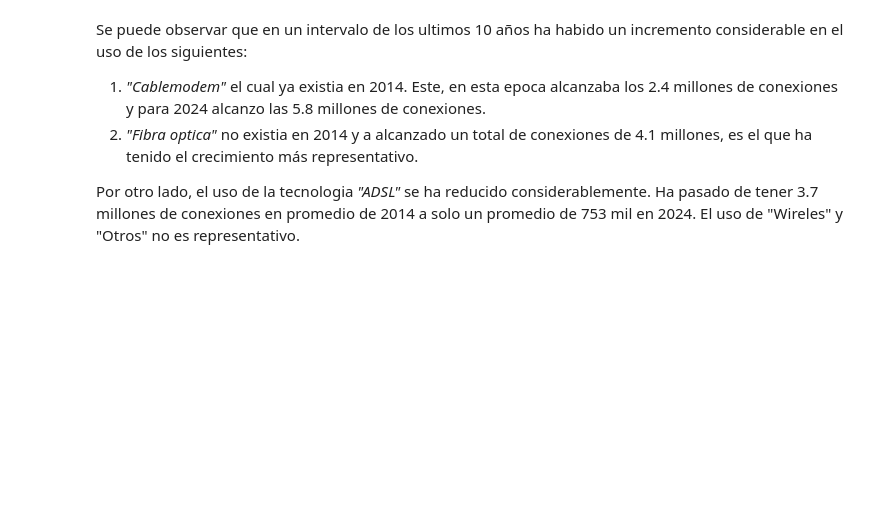
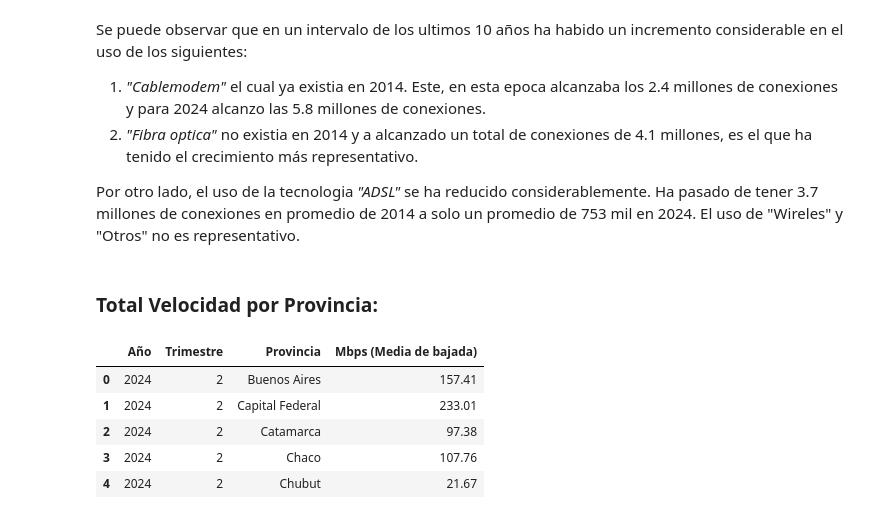
Before and after one commit to Anavig14/Individual2_Henry, a Jupyter notebook: ELT_internet.ipynb, the cells around one changed output. Cells and saved outputs as stored; diff of their text form; code cells hidden in the pictures; blank space fills up the shorter version.

```diff
--- a/ELT_internet.ipynb
+++ b/ELT_internet.ipynb
@@ -56,3 +75,15 @@ Se puede observar que en un intervalo de los ultimos 10 años ha habido un incre
 2. *"Fibra optica"* no existia en 2014 y a alcanzado un total de conexiones de 4.1 millones, es el que ha tenido el crecimiento más representativo.
 
 Por otro lado, el uso de la tecnologia *"ADSL"* se ha reducido considerablemente. Ha pasado de tener 3.7 millones de conexiones en promedio de 2014 a solo un promedio de 753 mil en 2024. El uso de "Wireles" y "Otros" no es representativo.
+# %% [markdown]
+### Total Velocidad por Provincia:
+# %%
+df_velocidad = pd.read_excel('Internet.xlsx', sheet_name='Velocidad % por prov')
+df_velocidad.head()
+# %% [output]
+|  | Año | Trimestre | Provincia | Mbps (Media de bajada) |
+| 0 | 2024 | 2 | Buenos Aires | 157.41 |
+| 1 | 2024 | 2 | Capital Federal | 233.01 |
+| 2 | 2024 | 2 | Catamarca | 97.38 |
+| 3 | 2024 | 2 | Chaco | 107.76 |
+| 4 | 2024 | 2 | Chubut | 21.67 |
```
Also changed, not shown: parts of 8 cells of this notebook.
